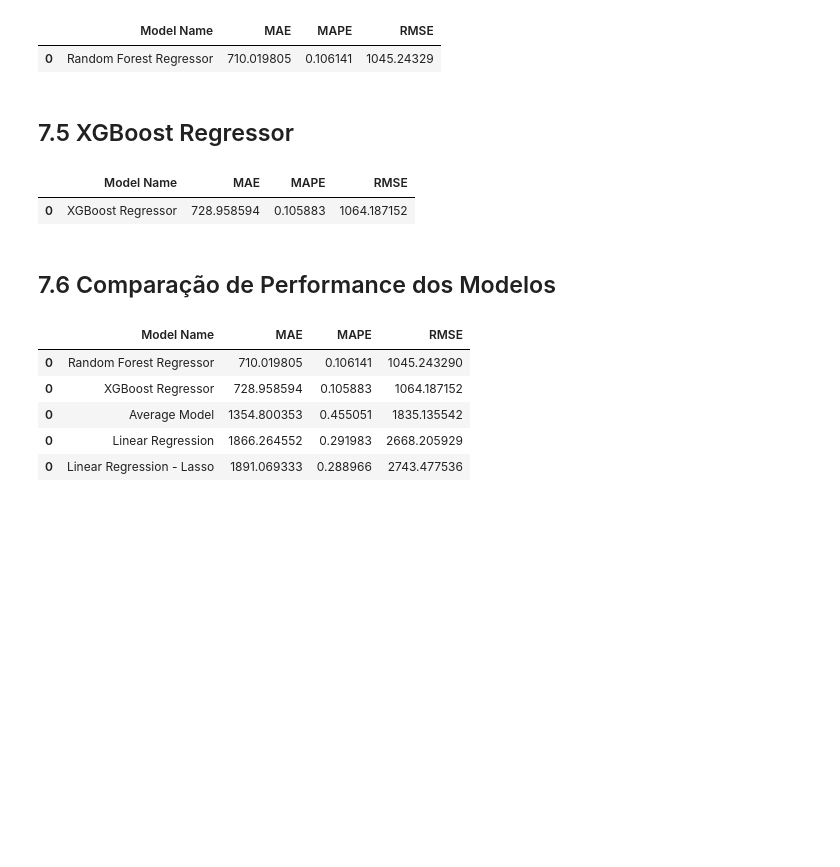
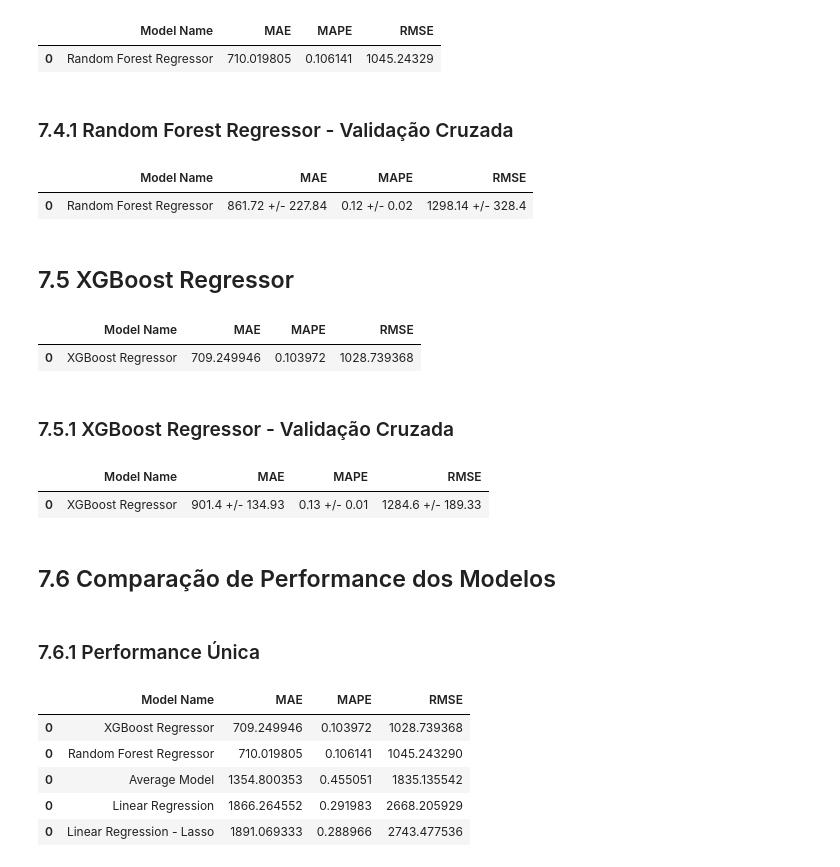
Before and after one commit to misaelpcastro/rossmann_previsao_vendas, a Jupyter notebook: Previsao_vendas_por_loja_v1.ipynb, the cells around one changed output. Saved outputs shown, nothing was run; the diff lists cells and outputs as text; code cells hidden in the pictures; blank space fills up the shorter version.

Commit message:
Add Cross Validation

```diff
--- a/Previsao_vendas_por_loja_v1.ipynb
+++ b/Previsao_vendas_por_loja_v1.ipynb
@@ -898,35 +962,53 @@ rf_result
 # %% [output]
 |  | Model Name | MAE | MAPE | RMSE |
 | 0 | Random Forest Regressor | 710.019805 | 0.106141 | 1045.24329 |
+# %% [markdown]
+### 7.4.1 Random Forest Regressor - Validação Cruzada
+# %%
+rf_result_cv = cross_validation(x_training, 5, 'Random Forest Regressor', rf, verbose=False)
+rf_result_cv
+# %% [output]
+|  | Model Name | MAE | MAPE | RMSE |
+| 0 | Random Forest Regressor | 861.72 +/- 227.84 | 0.12 +/- 0.02 | 1298.14 +/- 328.4 |
 # %% [markdown]
 ## 7.5 XGBoost Regressor
 # %%
 # modelo
 model_xgb = xgb.XGBRegressor(objective='reg:squarederror',
                              n_estimators=100,
-                             eta=0.3,
+                             eta=0.2,
                              max_depth=10,
-                             subsample=0.7,
+                             subsample=0.5,
                              colsample_bytree=0.9).fit(x_train, y_train)
 
 # predição
 yhat_xgb = model_xgb.predict(x_test)
 
 # performance
 xgb_result = ml_error('XGBoost Regressor', np.expm1(y_test), np.expm1(yhat_xgb))
 xgb_result
 # %% [output]
 |  | Model Name | MAE | MAPE | RMSE |
-| 0 | XGBoost Regressor | 728.958594 | 0.105883 | 1064.187152 |
+| 0 | XGBoost Regressor | 709.249946 | 0.103972 | 1028.739368 |
+# %% [markdown]
+### 7.5.1 XGBoost Regressor - Validação Cruzada
+# %%
+xgb_result_cv = cross_validation(x_training, 5, 'XGBoost Regressor', model_xgb, verbose=False)
+xgb_result_cv
+# %% [output]
+|  | Model Name | MAE | MAPE | RMSE |
+| 0 | XGBoost Regressor | 901.4 +/- 134.93 | 0.13 +/- 0.01 | 1284.6 +/- 189.33 |
 # %% [markdown]
 ## 7.6 Comparação de Performance dos Modelos
+# %% [markdown]
+### 7.6.1 Performance Única
 # %%
 modelling_result = pd.concat([baseline_result, lr_result, lrr_result, rf_result, xgb_result])
 modelling_result.sort_values('RMSE')
 # %% [output]
 |  | Model Name | MAE | MAPE | RMSE |
+| 0 | XGBoost Regressor | 709.249946 | 0.103972 | 1028.739368 |
 | 0 | Random Forest Regressor | 710.019805 | 0.106141 | 1045.243290 |
-| 0 | XGBoost Regressor | 728.958594 | 0.105883 | 1064.187152 |
 | 0 | Average Model | 1354.800353 | 0.455051 | 1835.135542 |
 | 0 | Linear Regression | 1866.264552 | 0.291983 | 2668.205929 |
 | 0 | Linear Regression - Lasso | 1891.069333 | 0.288966 | 2743.477536 |
```
Also changed, not shown: parts of 11 cells of this notebook.
